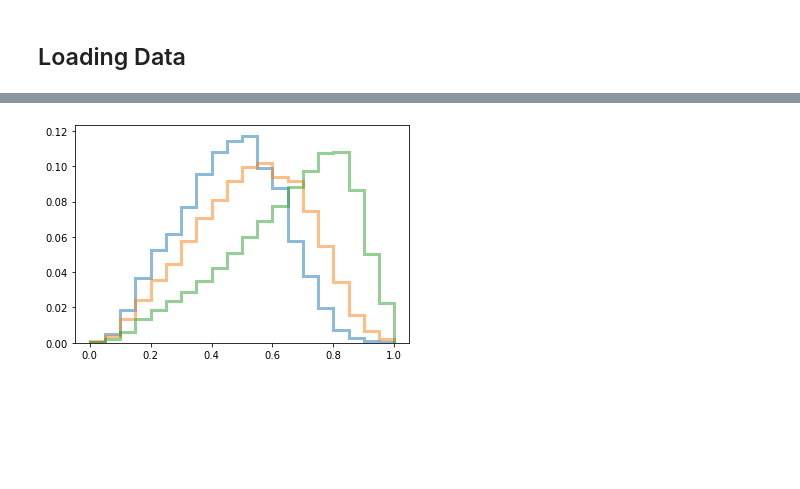
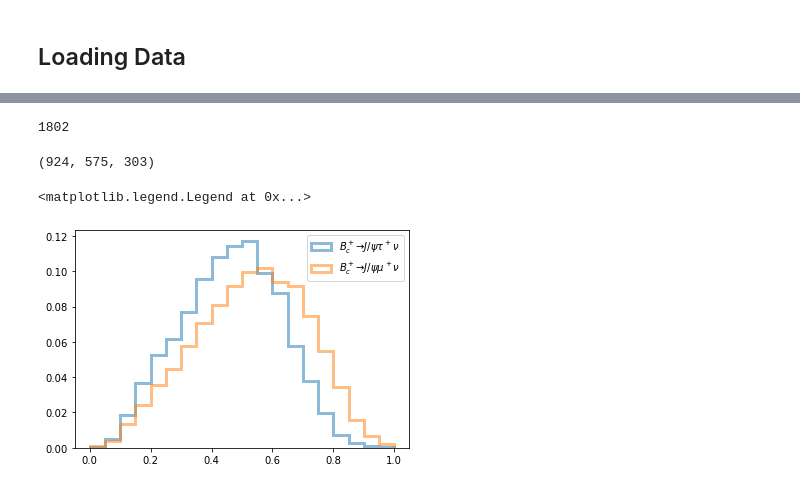
Before and after one commit to ansonkwokth/LFUV_Z-pole, a Jupyter notebook: RJpsi/FWMoments.ipynb, the cells around one changed output, grey strips where cells are left out. Drawn from its saved outputs; the diff is of its cells as text; code cells hidden in the pictures; blank space fills up the shorter version.

```diff
--- a/RJpsi/FWMoments.ipynb
+++ b/RJpsi/FWMoments.ipynb
@@ -11,14 +11,21 @@ warnings.filterwarnings("ignore")
 # %% [markdown]
 ## Loading Data
 # %%
-file = uproot.open("/home/anson/Projects/LFUV/RJpsi/features/JpsiTauNu_FWM.root")
-df_tau = file['t'].pandas.df()
+file = uproot.open("./features/JpsiTauNu_FWM.root")
+# df_tau = file['t'].pandas.df()
+df_tau = pd.DataFrame(np.array(file['t']['FWMs'].array()))
 
-file = uproot.open("/home/anson/Projects/LFUV/RJpsi/features/JpsiMuNu_FWM.root")
-df_mu = file['t'].pandas.df()
+file = uproot.open("./features/JpsiMuNu_FWM.root")
+df_mu = pd.DataFrame(np.array(file['t']['FWMs'].array()))
 
-file = uproot.open("/home/anson/Projects/LFUV/RJpsi/features/RJpsiMisID_FWM.root")
-df_misid = file['t'].pandas.df()
+file = uproot.open("./features/RJpsiMisID_FWM.root")
+df_misid = pd.DataFrame(np.array(file['t']['FWMs'].array()))
 
-file = uproot.open("/home/anson/Projects/LFUV/RJpsi/features/RJpsiInclusive_FWM.root")
-df_incl = file['t'].pandas.df()
+file = uproot.open("./features/RJpsiInclusive_FWM.root")
+df_incl1 = pd.DataFrame(np.array(file['t']['FWMs'].array()))
+file = uproot.open("./features/RJpsiInclusive_FWM_seed2.root")
+df_incl2 = pd.DataFrame(np.array(file['t']['FWMs'].array()))
+df_incl = pd.concat([df_incl1, df_incl2])
+
+file = uproot.open("./features/RJpsiCombCascade_FWM.root")
+df_comb = pd.DataFrame(np.array(file['t']['FWMs'].array()))
@@ -24,0 +100,5 @@ df_incl = file['t'].pandas.df()
+# %%
+df_reco = df_reco[df_reco.target==3]
+len(df_reco)
+# %% [output]
+1802
@@ -25,9 +121,27 @@ df_incl = file['t'].pandas.df()
+# %%
+df_comb.index = df_comb.iEvt
+
+df_2b_cut = df_comb.loc[list(set(df_reco.iEvt).intersection(df_2b.iEvt))]
+df_4b_cut = df_comb.loc[list(set(df_reco.iEvt).intersection(df_4b.iEvt))]
+df_2b2c_cut = df_comb.loc[list(set(df_reco.iEvt).intersection(df_2b2c.iEvt))]
+
+len(df_2b_cut), len(df_2b2c_cut), len(df_4b_cut)
+# %% [output]
+(924, 575, 303)
 # %%
 bins_=20
+range_=[-0.,1.]
 
-plt.hist(df_tau['H_EE2'], weights=[1/len(df_tau)]*len(df_tau), range=[0,1], bins=bins_, histtype='step', lw=3, alpha=0.5);
-plt.hist(df_mu['H_EE2'], weights=[1/len(df_mu)]*len(df_mu), range=[0,1], bins=bins_, histtype='step', lw=3, alpha=0.5);
-plt.hist(df_misid['H_EE2'], weights=[1/len(df_misid)]*len(df_misid), range=[0,1], bins=bins_, histtype='step', lw=3, alpha=0.5);
-# plt.hist(df_incl['H_EE2'], weights=[1/len(df_incl)]*len(df_incl), range=[0,1], bins=bins_, histtype='step', lw=3, alpha=0.5);
+plt.hist(df_tau['H_EE2'], weights=[1/len(df_tau)]*len(df_tau), range=range_, bins=bins_, histtype='step', lw=3, alpha=0.5, label=r'$B_c^+\to J/\psi \tau^+ \nu$');
+plt.hist(df_mu['H_EE2'], weights=[1/len(df_mu)]*len(df_mu), range=range_, bins=bins_, histtype='step', lw=3, alpha=0.5, label=r'$B_c^+\to J/\psi \mu^+ \nu$');
+# plt.hist(df_misid['H_EE2'], weights=[1/len(df_misid)]*len(df_misid), range=range_, bins=bins_, histtype='step', lw=3, alpha=0.5);
+# plt.hist(df_incl['H_EE2'], weights=[1/len(df_incl)]*len(df_incl), range=range_, bins=bins_, histtype='step', lw=3, alpha=0.5);
+
+# plt.hist(df_2b['H_EE2'], weights=[1/len(df_2b)]*len(df_2b), range=range_, bins=bins_, histtype='step', lw=3, alpha=0.5);
+# plt.hist(df_2b2c['H_EE2'], weights=[1/len(df_2b2c)]*len(df_2b2c), range=range_, bins=bins_, histtype='step', lw=3, alpha=0.5);
+# plt.hist(df_4b['H_EE2'], weights=[1/len(df_4b)]*len(df_4b), range=range_, bins=bins_, histtype='step', lw=3, alpha=0.5);
+
+plt.legend()
 # %% [output]
+<matplotlib.legend.Legend at 0x...>
-[figure, old version]
+[figure, new version]
```
Also changed, not shown: parts of 19 cells of this notebook.
